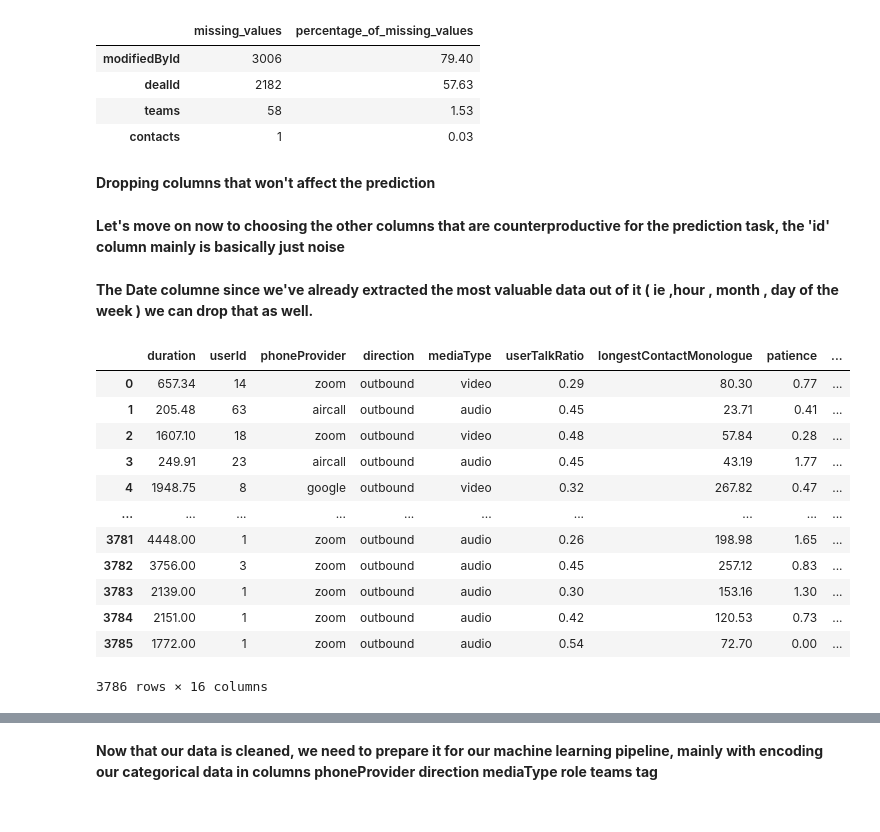
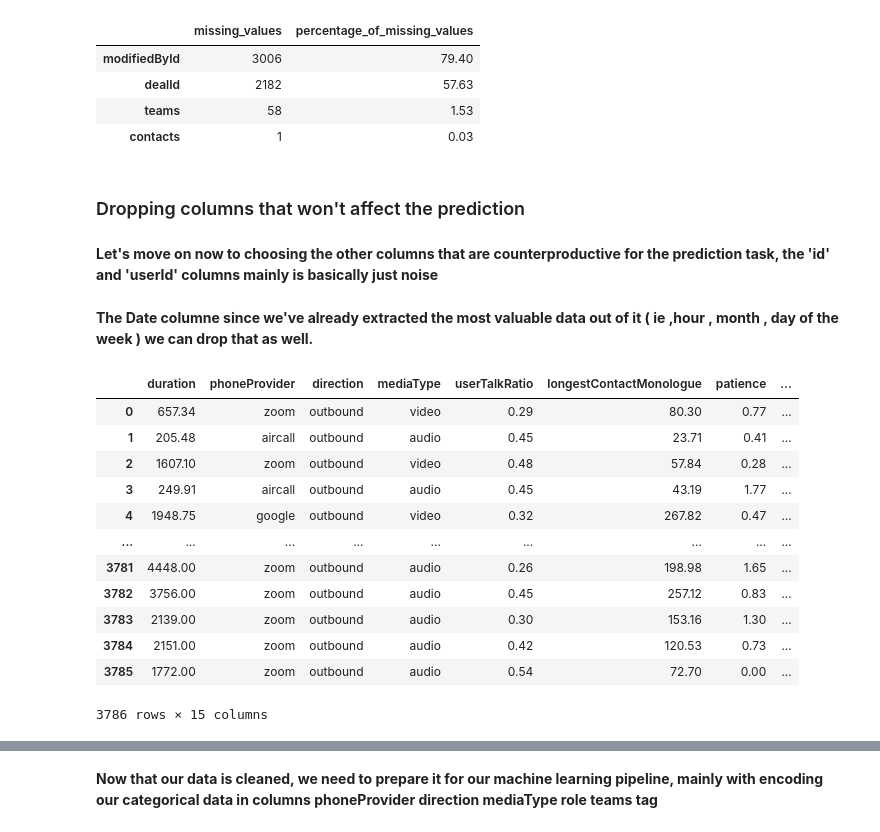
Before and after one commit to MouadEttali/Machine-Learning-Study-, a Jupyter notebook: Test_technique_Modjo.ipynb, the cells around one changed output, grey strips where cells are left out. Cells and saved outputs as stored; diff of their text form; code cells hidden in the pictures.

```diff
--- a/Test_technique_Modjo.ipynb
+++ b/Test_technique_Modjo.ipynb
@@ -166,7 +196,7 @@ temp
 # %% [markdown]
 **Okey, now that I have a good idea on what needs to be done in every column in regards to the Null values, let's start with the easiest issues for teams and contacts then we'll move to more drastic measures for the modifiedById and DealId columns**
 # %%
-def get_most_occurent_value(Pandascolumn):
+def get_most_frequent_value(Pandascolumn):
     value = df[Pandascolumn][df[Pandascolumn].notnull()].value_counts().index[0]
     numberOfOccurence = df[Pandascolumn][df[Pandascolumn].notnull()].value_counts().max()
     print(f" The value '{value}' occured '{numberOfOccurence}' times.")
@@ -174,8 +204,8 @@ def get_most_occurent_value(Pandascolumn):
 # %% [markdown]
 **The function above returns the most frequent value (their mode) in a certain column, using these two values I'll fix the null problems in the contacts and teams columns.**
 # %%
-most_frequent_contact = get_most_occurent_value('contacts')
-most_frequent_team = get_most_occurent_value('teams')
+most_frequent_contact = get_most_frequent_value('contacts')
+most_frequent_team = get_most_frequent_value('teams')
 # %% [output]
  The value '1.0' occured '2761' times.
  The value '{Sales}' occured '3246' times.
@@ -198,26 +228,26 @@ temp
 | teams | 58 | 1.53 |
 | contacts | 1 | 0.03 |
 # %% [markdown]
- **Dropping columns that won't affect the prediction**
+ ### Dropping columns that won't affect the prediction
 # %% [markdown]
-**Let's move on now to choosing the other columns that are counterproductive for the prediction task, the 'id' column mainly is basically just noise**
+**Let's move on now to choosing the other columns that are counterproductive for the prediction task, the 'id'  and 'userId' columns mainly is basically just noise**
 # %% [markdown]
 **The Date columne since we've already extracted the most valuable data out of it ( ie ,hour , month , day of the week ) we can drop that as well.**
 # %%
 #dropping the columns with a huge number of missings values
-df = df.drop(['id','date','modifiedById','dealId'],axis=1)
+df = df.drop(['id','userId','date','modifiedById','dealId'],axis=1)
 df
 # %% [output]
-|  | duration | userId | phoneProvider | direction | mediaType | userTalkRatio | longestContactMonologue | patience | ... |
-| 0 | 657.34 | 14 | zoom | outbound | video | 0.29 | 80.30 | 0.77 | ... |
-| 1 | 205.48 | 63 | aircall | outbound | audio | 0.45 | 23.71 | 0.41 | ... |
-| 2 | 1607.10 | 18 | zoom | outbound | video | 0.48 | 57.84 | 0.28 | ... |
-| 3 | 249.91 | 23 | aircall | outbound | audio | 0.45 | 43.19 | 1.77 | ... |
-| 4 | 1948.75 | 8 | google | outbound | video | 0.32 | 267.82 | 0.47 | ... |
-| ... | ... | ... | ... | ... | ... | ... | ... | ... | ... |
-| 3781 | 4448.00 | 1 | zoom | outbound | audio | 0.26 | 198.98 | 1.65 | ... |
-| 3782 | 3756.00 | 3 | zoom | outbound | audio | 0.45 | 257.12 | 0.83 | ... |
-| 3783 | 2139.00 | 1 | zoom | outbound | audio | 0.30 | 153.16 | 1.30 | ... |
-| 3784 | 2151.00 | 1 | zoom | outbound | audio | 0.42 | 120.53 | 0.73 | ... |
-| 3785 | 1772.00 | 1 | zoom | outbound | audio | 0.54 | 72.70 | 0.00 | ... |
+|  | duration | phoneProvider | direction | mediaType | userTalkRatio | longestContactMonologue | patience | ... |
+| 0 | 657.34 | zoom | outbound | video | 0.29 | 80.30 | 0.77 | ... |
+| 1 | 205.48 | aircall | outbound | audio | 0.45 | 23.71 | 0.41 | ... |
+| 2 | 1607.10 | zoom | outbound | video | 0.48 | 57.84 | 0.28 | ... |
+| 3 | 249.91 | aircall | outbound | audio | 0.45 | 43.19 | 1.77 | ... |
+| 4 | 1948.75 | google | outbound | video | 0.32 | 267.82 | 0.47 | ... |
+| ... | ... | ... | ... | ... | ... | ... | ... | ... |
+| 3781 | 4448.00 | zoom | outbound | audio | 0.26 | 198.98 | 1.65 | ... |
+| 3782 | 3756.00 | zoom | outbound | audio | 0.45 | 257.12 | 0.83 | ... |
+| 3783 | 2139.00 | zoom | outbound | audio | 0.30 | 153.16 | 1.30 | ... |
+| 3784 | 2151.00 | zoom | outbound | audio | 0.42 | 120.53 | 0.73 | ... |
+| 3785 | 1772.00 | zoom | outbound | audio | 0.54 | 72.70 | 0.00 | ... |
-3786 rows × 16 columns
+3786 rows × 15 columns
```
Also changed, not shown: parts of 132 cells of this notebook.
